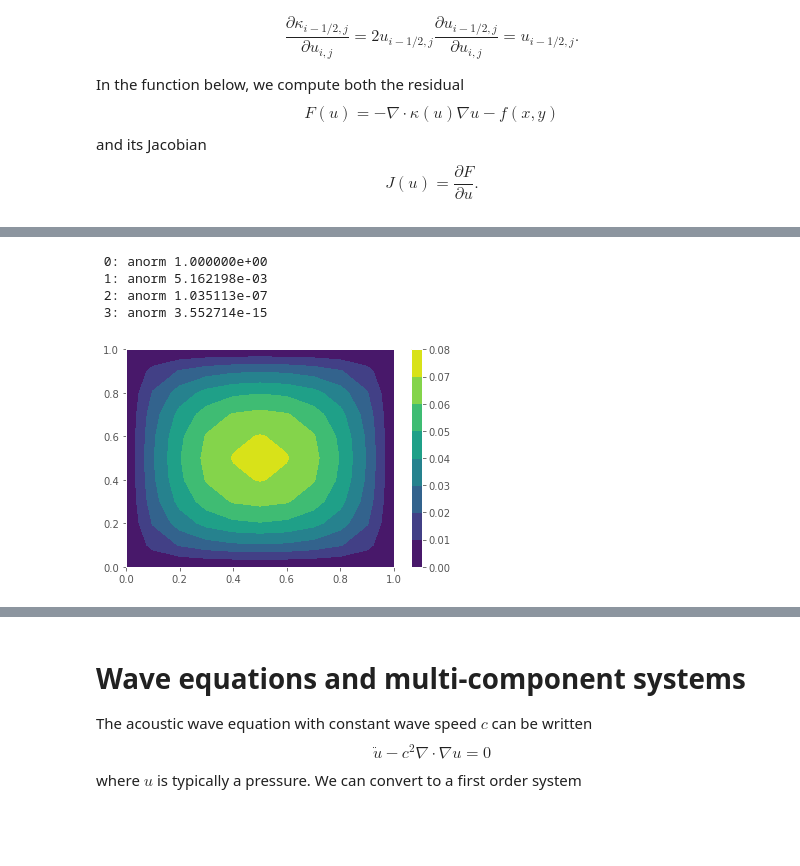
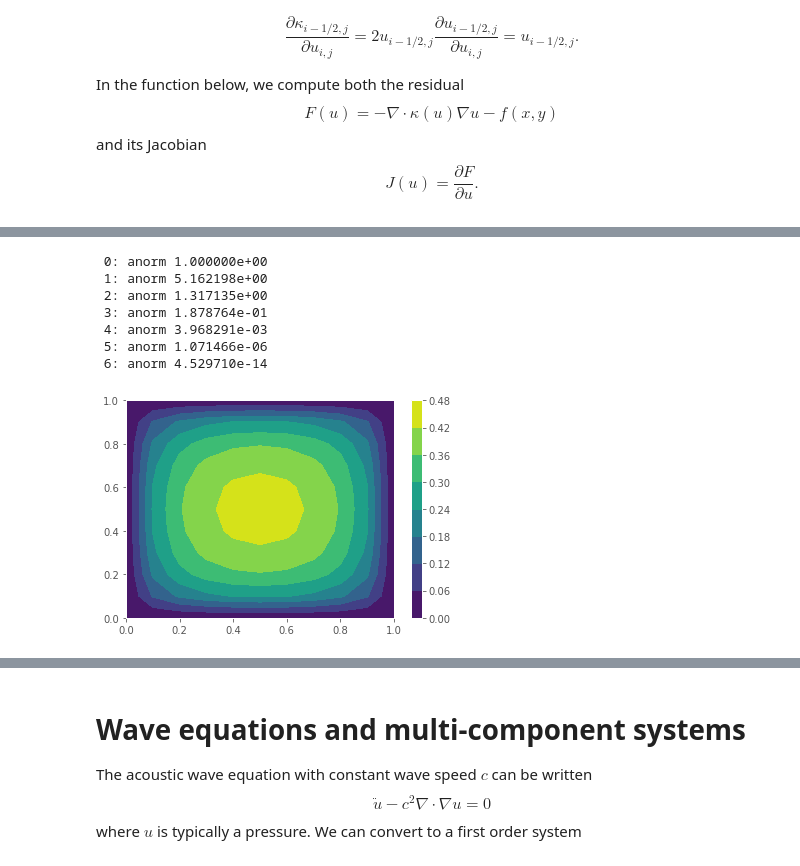
Before and after one commit to cu-numpde/numpde-fall2018, a Jupyter notebook: FD2D.ipynb, the cells around one changed output, grey strips where cells are left out. Saved outputs shown, nothing was run; the diff lists cells and outputs as text; code cells hidden in the pictures; blank space fills up the shorter version.

```diff
--- a/FD2D.ipynb
+++ b/FD2D.ipynb
@@ -628,7 +628,7 @@ def nonlinear2d_div(h, x, y, u, forcing, g0, dirichlet=((),())):
             div = numpy.array([-1, -1, 1, 1]) / h
             ustencil = u[stencili]
             ustag = avg @ ustencil
-            kappa = 1 + ustag**2
+            kappa = .1 + ustag**2
             if mask[row] == 0: # Dirichlet boundary
                 ai.append(row)
                 aj.append(row)
@@ -647,8 +647,3 @@ def nonlinear2d_div(h, x, y, u, forcing, g0, dirichlet=((),())):
 h = .1
 x, y = hgrid(h)
 u = 0*x
-F, J = nonlinear2d_div(h, x, y, u, lambda x,y: 0*x+1,
-                       lambda x,y: 0*x, dirichlet=((0,-1),(0,-1)))
-deltau = sp.linalg.spsolve(J, -F).reshape(x.shape)
-pyplot.contourf(x, y, deltau)
-pyplot.colorbar();
@@ -657,26 +659,31 @@ pyplot.colorbar();
 # %%
 def solve_nonlinear(h, g0, dirichlet, atol=1e-8, verbose=False):
     x, y = hgrid(h)
     u = 0*x
     for i in range(50):
         F, J = nonlinear2d_div(h, x, y, u, lambda x,y: 0*x+1,
-                               lambda x,y: 0*x, dirichlet=((0,-1),(0,-1)))
+                               g0=g0, dirichlet=dirichlet)
         anorm = numpy.linalg.norm(F, numpy.inf)
         if verbose:
             print('{:2d}: anorm {:8e}'.format(i,anorm))
         if anorm < atol:
             break
         deltau = sp.linalg.spsolve(J, -F)
         u += deltau.reshape(x.shape)
     return x, y, u, i
 
-x, y, u, i = solve_nonlinear(.1, lambda x,y: 0*x, dirichlet=((0,-1),(0,-1)), verbose=True)
+x, y, u, i = solve_nonlinear(.1, lambda x,y: 0*x,
+                             dirichlet=((0,-1),(0,-1)),
+                             verbose=True)
 pyplot.contourf(x, y, u)
 pyplot.colorbar();
 # %% [output]
  0: anorm 1.000000e+00
- 1: anorm 5.162198e-03
- 2: anorm 1.035113e-07
- 3: anorm 3.552714e-15
+ 1: anorm 5.162198e+00
+ 2: anorm 1.317135e+00
+ 3: anorm 1.878764e-01
+ 4: anorm 3.968291e-03
+ 5: anorm 1.071466e-06
+ 6: anorm 4.529710e-14
-[figure, old version]
+[figure, new version]
 # %% [markdown]
```
Also changed, not shown: parts of 6 cells of this notebook, 1 other file.
